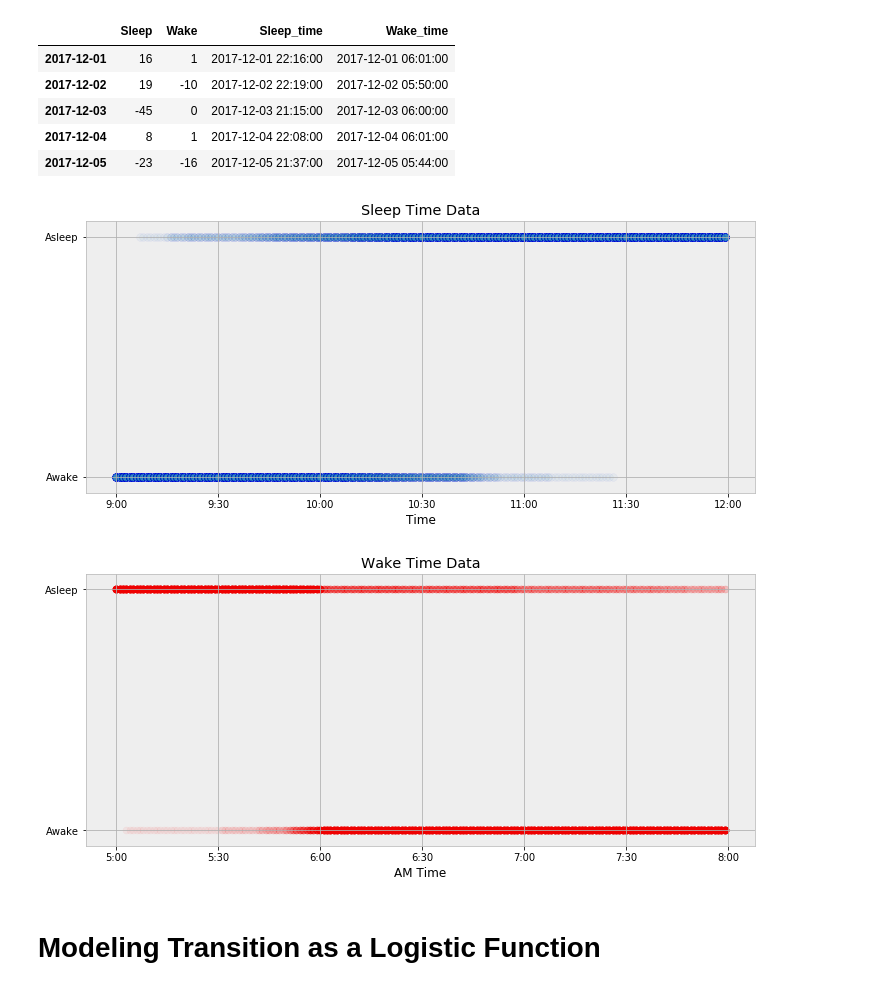
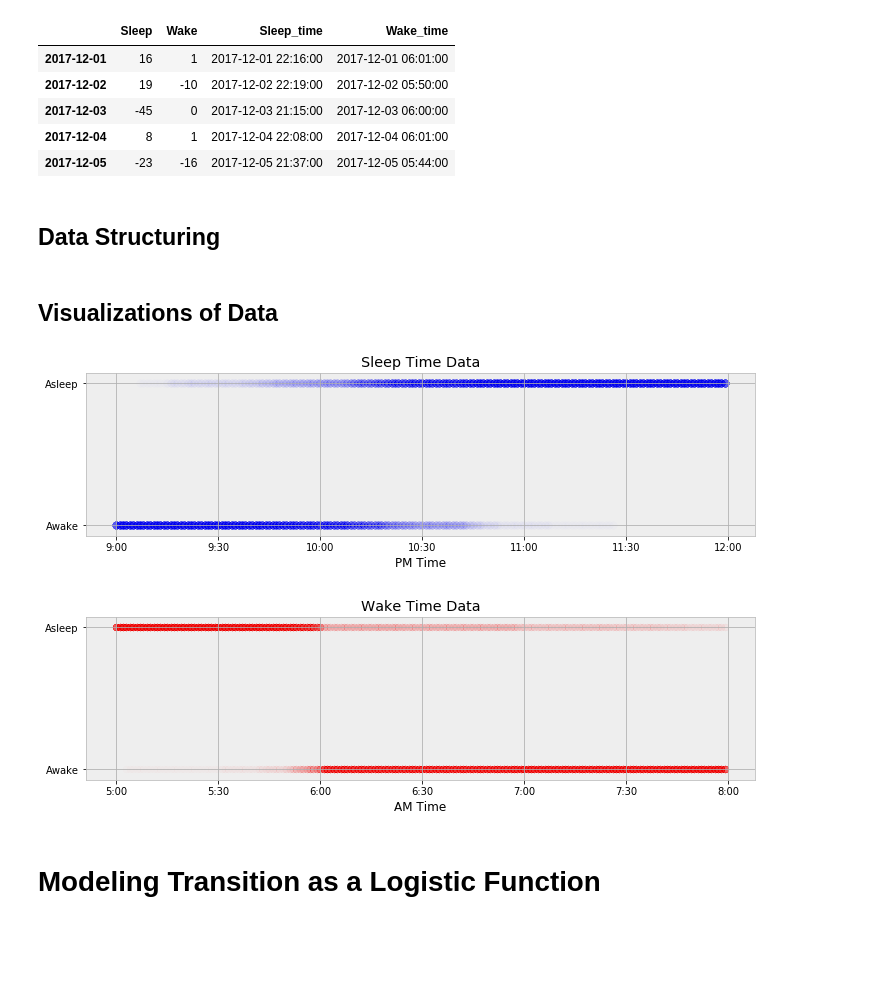
Before and after one commit to WillKoehrsen/eecs-491, a Jupyter notebook: assign/assign_1/assign_1.ipynb, the cells around one changed output. Cells and saved outputs as stored; diff of their text form; code cells hidden in the pictures; blank space fills up the shorter version.

Commit message:
Finished Wake Model

```diff
--- a/assign/assign_1/assign_1.ipynb
+++ b/assign/assign_1/assign_1.ipynb
@@ -82,0 +54,2 @@ wake_data['time_offset'] = [int((time.hour * 60 + time.minute) - (6 * 60)) for t
+# %% [markdown]
+## Data Structuring
@@ -84,18 +94,25 @@ wake_data['time_offset'] = [int((time.hour * 60 + time.minute) - (6 * 60)) for t
 sleep_labels = ['9:00', '9:30', '10:00', '10:30', '11:00', '11:30', '12:00']
 wake_labels = ['5:00', '5:30', '6:00', '6:30', '7:00', '7:30', '8:00']
+# %% [markdown]
+## Visualizations of Data
 # %%
-figsize(12, 5)
-plt.scatter(sleep_data['time_offset'], sleep_data['indicator'], s= 60, alpha=0.05, edgecolors='b')
+figsize(12, 3)
+
+# Sleep data
+plt.scatter(sleep_data['time_offset'], sleep_data['indicator'],
+            s= 60, alpha=0.01, facecolor = 'b', edgecolors='b')
 plt.yticks([0, 1], ['Awake', 'Asleep']); plt.xlabel('PM Time'); plt.title('Sleep Time Data')
 plt.xticks([-60, -30, 0, 30, 60, 90, 120], sleep_labels);
 # %% [output]
-[figure, old version]
+[figure, new version]
 # %%
-plt.scatter(wake_data['time_offset'], wake_data['indicator'], s= 50, alpha = 0.05, facecolor='r', edgecolors =  'r');
+# Wake data
+plt.scatter(wake_data['time_offset'], wake_data['indicator'], s= 50, alpha = 0.01,
+            facecolor='r', edgecolors =  'r');
 plt.yticks([0, 1], ['Awake', 'Asleep']); plt.xlabel('AM Time'); plt.title('Wake Time Data')
 plt.xticks([-60, -30, 0, 30, 60, 90, 120], wake_labels);
 # %% [output]
-[figure, old version]
+[figure, new version]
 # %% [markdown]
 # Modeling Transition as a Logistic Function
 # %% [markdown]
```
Also changed, not shown: parts of 41 cells of this notebook.
